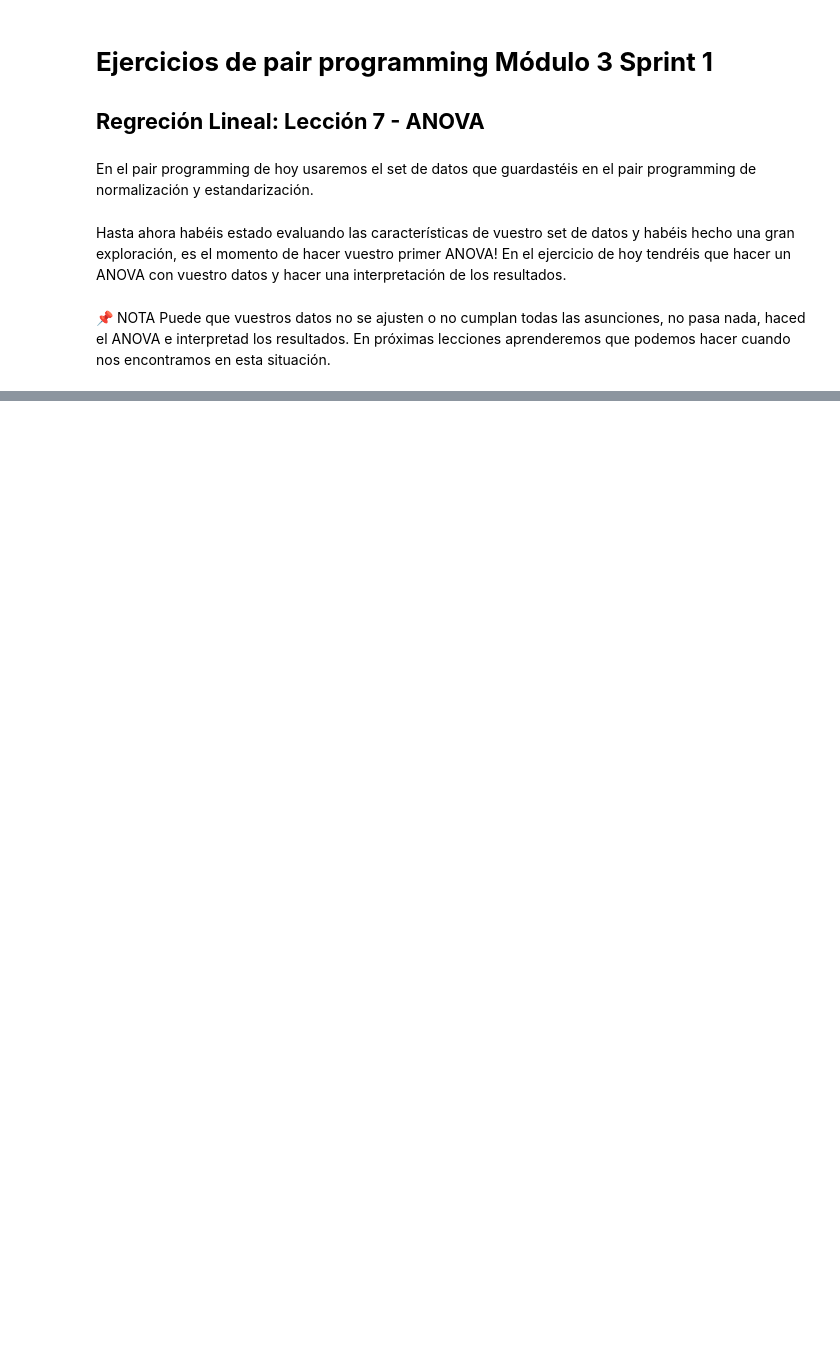
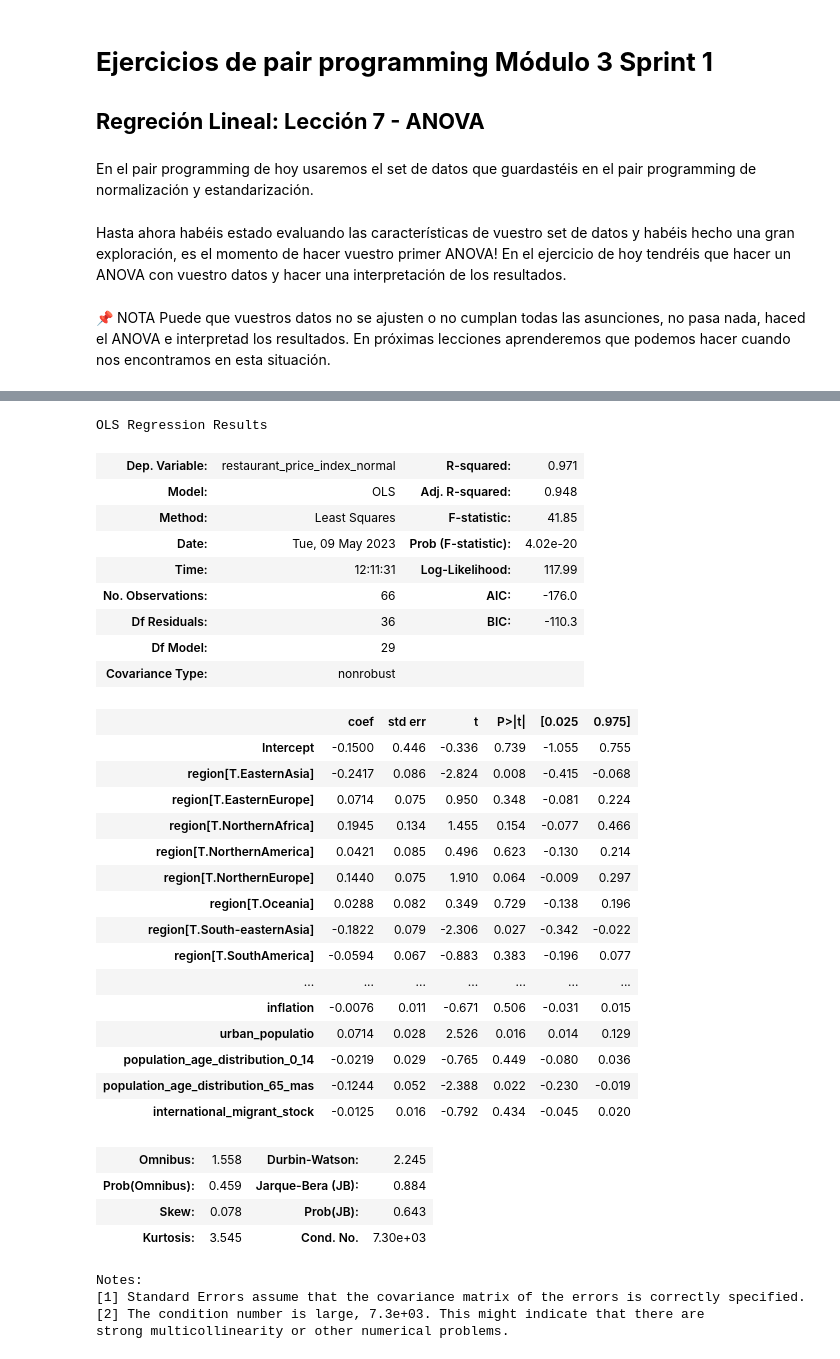
Before and after one commit to Adalab/promo-d-da-modulo3-sprint1-laura-maitane, a Jupyter notebook: regresion-lineal/reg-lin-7-ANOVA.ipynb, the cells around one changed output, grey strips where cells are left out. Drawn from its saved outputs; the diff is of its cells as text; code cells hidden in the pictures; blank space fills up the shorter version.

Commit message:
ANOVA terminado

```diff
--- a/regresion-lineal/reg-lin-7-ANOVA.ipynb
+++ b/regresion-lineal/reg-lin-7-ANOVA.ipynb
@@ -24,3 +24,6 @@ from statsmodels.multivariate.manova import MANOVA
 from sklearn.preprocessing import StandardScaler
 
 plt.rcParams["figure.figsize"] = (10,8)
+# %%
+df = pd.read_csv("datos/soci_econ_country_profiles_estandarizado.csv", index_col = 0)
+df.sample(5)
@@ -26,0 +55,12 @@ plt.rcParams["figure.figsize"] = (10,8)
+# %%
+df.rename(columns = { 'population_in_thousands_(2017)': 'population_2017', 'employment:_agriculture_(%_of_employed)': 'employment_agriculture',
+                     'employment:_industry_(%_of_employed)':  'employment_industry', 'employment:_services_(%_of_employed)': 'employment_services',
+                     'education:_government_expenditure_(%_of_gdp)': 'education_government',
+                     'consumer_price_index_(2010_=_100)' : 'consumer_price_index',
+                     'human_capital_index_(hci)_(scale_0-1)': 'human_capital_index',
+                     'inflation,_consumer_prices_(annual_%)': 'inflation',
+                     'urban_population_(%_of_total_population)_y': 'urban_populatio',
+                     'population_age_distribution_(0-14_years,_%)': 'population_age_distribution_0_14',
+                     'population_age_distribution_(60+_years,_%)': 'population_age_distribution_65_mas',
+                     'international_migrant_stock_(%_of_total_pop.)': 'international_migrant_stock',
+                     'human_capital_index_(hci)_(scale_0-1)': 'human_capital_index'}, inplace = True)
@@ -26,0 +76,10 @@ plt.rcParams["figure.figsize"] = (10,8)
+# %%
+# iniciamos nuestro anova. Recrestaurant_price_index_normalordemos que la variable respuesta es el precio de las casas (median_house_value)
+lm = ols('''restaurant_price_index_normal ~ region + population_2017 + employment_agriculture +
+       employment_industry + employment_services + education_government +
+       quality_of_life_index + purchasing_power_index + safety_index +
+       cost_of_living + consumer_price_index + human_capital_index +
+       inflation + urban_populatio + population_age_distribution_0_14 +
+       population_age_distribution_65_mas + international_migrant_stock''',
+         data=df).fit()
+sm.stats.anova_lm(lm)
@@ -26,0 +104,37 @@ plt.rcParams["figure.figsize"] = (10,8)
+# %%
+lm.summary()
+# %% [output]
+OLS Regression Results
+| Dep. Variable: | restaurant_price_index_normal | R-squared: | 0.971 |
+| Model: | OLS | Adj. R-squared: | 0.948 |
+| Method: | Least Squares | F-statistic: | 41.85 |
+| Date: | Tue, 09 May 2023 | Prob (F-statistic): | 4.02e-20 |
+| Time: | 12:11:31 | Log-Likelihood: | 117.99 |
+| No. Observations: | 66 | AIC: | -176.0 |
+| Df Residuals: | 36 | BIC: | -110.3 |
+| Df Model: | 29 |  |  |
+| Covariance Type: | nonrobust |  |  |
+|  | coef | std err | t | P>|t| | [0.025 | 0.975] |
+| Intercept | -0.1500 | 0.446 | -0.336 | 0.739 | -1.055 | 0.755 |
+| region[T.EasternAsia] | -0.2417 | 0.086 | -2.824 | 0.008 | -0.415 | -0.068 |
+| region[T.EasternEurope] | 0.0714 | 0.075 | 0.950 | 0.348 | -0.081 | 0.224 |
+| region[T.NorthernAfrica] | 0.1945 | 0.134 | 1.455 | 0.154 | -0.077 | 0.466 |
+| region[T.NorthernAmerica] | 0.0421 | 0.085 | 0.496 | 0.623 | -0.130 | 0.214 |
+| region[T.NorthernEurope] | 0.1440 | 0.075 | 1.910 | 0.064 | -0.009 | 0.297 |
+| region[T.Oceania] | 0.0288 | 0.082 | 0.349 | 0.729 | -0.138 | 0.196 |
+| region[T.South-easternAsia] | -0.1822 | 0.079 | -2.306 | 0.027 | -0.342 | -0.022 |
+| region[T.SouthAmerica] | -0.0594 | 0.067 | -0.883 | 0.383 | -0.196 | 0.077 |
+| ... | ... | ... | ... | ... | ... | ... |
+| inflation | -0.0076 | 0.011 | -0.671 | 0.506 | -0.031 | 0.015 |
+| urban_populatio | 0.0714 | 0.028 | 2.526 | 0.016 | 0.014 | 0.129 |
+| population_age_distribution_0_14 | -0.0219 | 0.029 | -0.765 | 0.449 | -0.080 | 0.036 |
+| population_age_distribution_65_mas | -0.1244 | 0.052 | -2.388 | 0.022 | -0.230 | -0.019 |
+| international_migrant_stock | -0.0125 | 0.016 | -0.792 | 0.434 | -0.045 | 0.020 |
+| Omnibus: | 1.558 | Durbin-Watson: | 2.245 |
+| Prob(Omnibus): | 0.459 | Jarque-Bera (JB): | 0.884 |
+| Skew: | 0.078 | Prob(JB): | 0.643 |
+| Kurtosis: | 3.545 | Cond. No. | 7.30e+03 |
+Notes:
+[1] Standard Errors assume that the covariance matrix of the errors is correctly specified.
+[2] The condition number is large, 7.3e+03. This might indicate that there are
+strong multicollinearity or other numerical problems.
```
Also changed, not shown: parts of 5 cells of this notebook, 2 other files.
